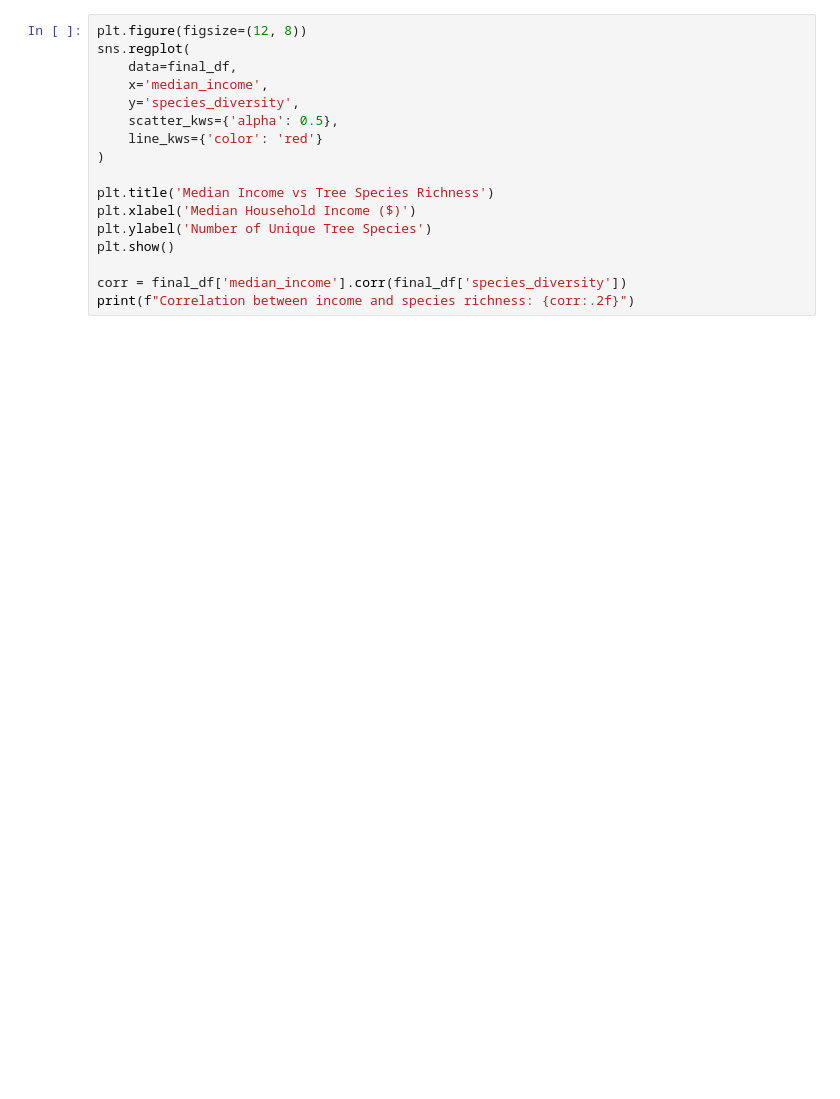
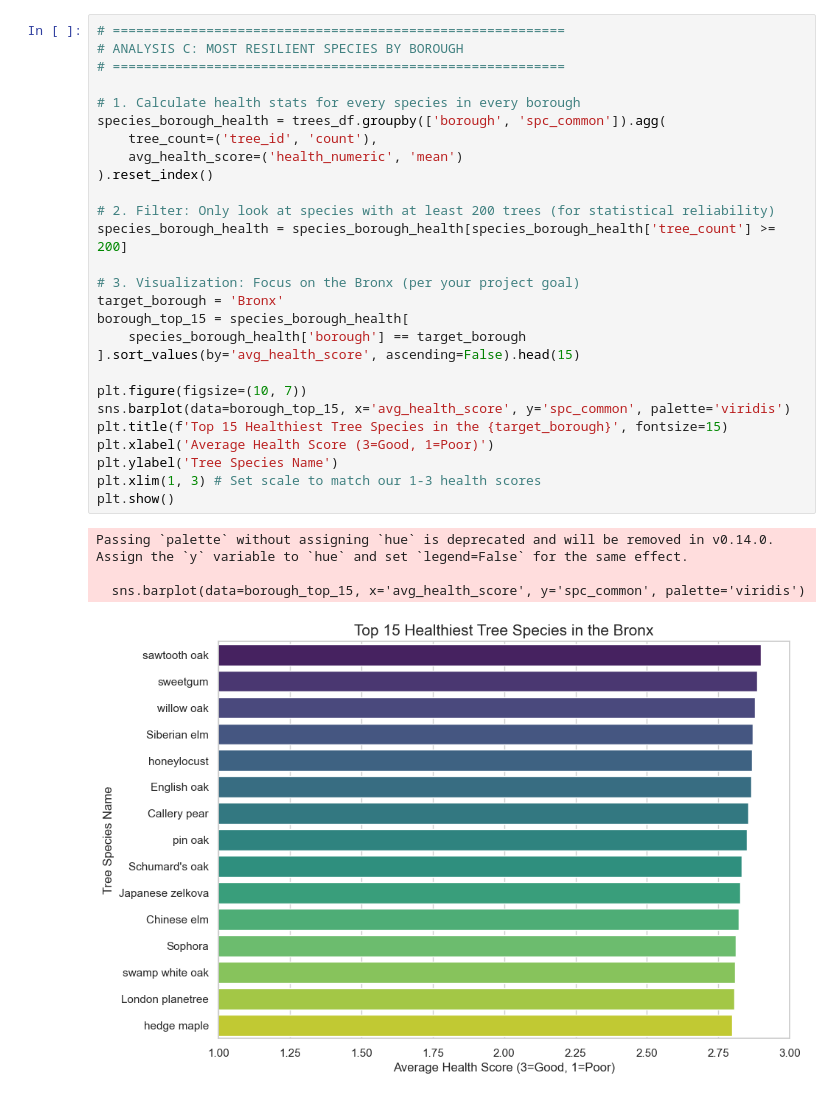
Before and after one commit to nyevy/urban-canopy-data-mining, a Jupyter notebook: exploration.ipynb, the cells around one changed output. Saved outputs shown, nothing was run; the diff lists cells and outputs as text; blank space fills up the shorter version.

```diff
--- a/exploration.ipynb
+++ b/exploration.ipynb
@@ -277,18 +361,33 @@ print(final_df.nlargest(10, 'species_diversity')[['zip_code', 'borough', 'tree_c
 # %%
-plt.figure(figsize=(12, 8))
-sns.regplot(
-    data=final_df,
-    x='median_income',
-    y='species_diversity',
-    scatter_kws={'alpha': 0.5},
-    line_kws={'color': 'red'}
-)
+# ==========================================================
+# ANALYSIS C: MOST RESILIENT SPECIES BY BOROUGH
+# ==========================================================
 
-plt.title('Median Income vs Tree Species Richness')
-plt.xlabel('Median Household Income ($)')
-plt.ylabel('Number of Unique Tree Species')
+# 1. Calculate health stats for every species in every borough
+species_borough_health = trees_df.groupby(['borough', 'spc_common']).agg(
+    tree_count=('tree_id', 'count'),
+    avg_health_score=('health_numeric', 'mean')
+).reset_index()
+
+# 2. Filter: Only look at species with at least 200 trees (for statistical reliability)
+species_borough_health = species_borough_health[species_borough_health['tree_count'] >= 200]
+
+# 3. Visualization: Focus on the Bronx (per your project goal)
+target_borough = 'Bronx'
+borough_top_15 = species_borough_health[
+    species_borough_health['borough'] == target_borough
+].sort_values(by='avg_health_score', ascending=False).head(15)
+
+plt.figure(figsize=(10, 7))
+sns.barplot(data=borough_top_15, x='avg_health_score', y='spc_common', palette='viridis')
+plt.title(f'Top 15 Healthiest Tree Species in the {target_borough}', fontsize=15)
+plt.xlabel('Average Health Score (3=Good, 1=Poor)')
+plt.ylabel('Tree Species Name')
+plt.xlim(1, 3) # Set scale to match our 1-3 health scores
 plt.show()
-
-corr = final_df['median_income'].corr(final_df['species_diversity'])
-print(f"Correlation between income and species richness: {corr:.2f}")
+# %% [output]
+Passing `palette` without assigning `hue` is deprecated and will be removed in v0.14.0. Assign the `y` variable to `hue` and set `legend=False` for the same effect.
+
+  sns.barplot(data=borough_top_15, x='avg_health_score', y='spc_common', palette='viridis')
+[figure, added]
 # %%
```
Also changed, not shown: parts of 23 cells of this notebook.
